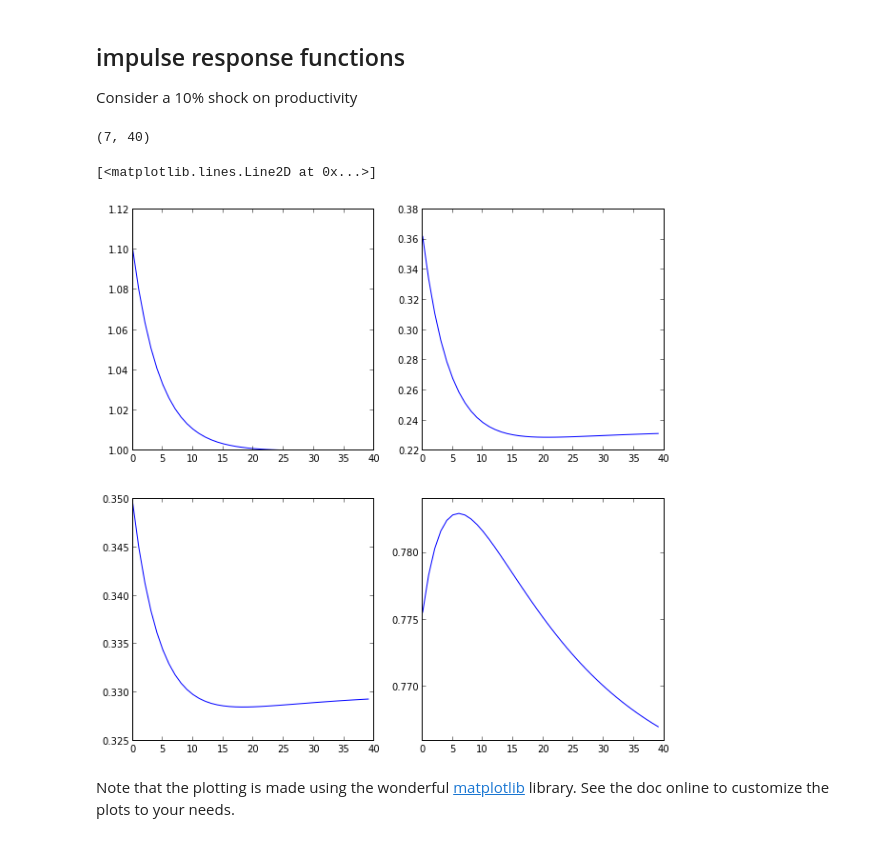
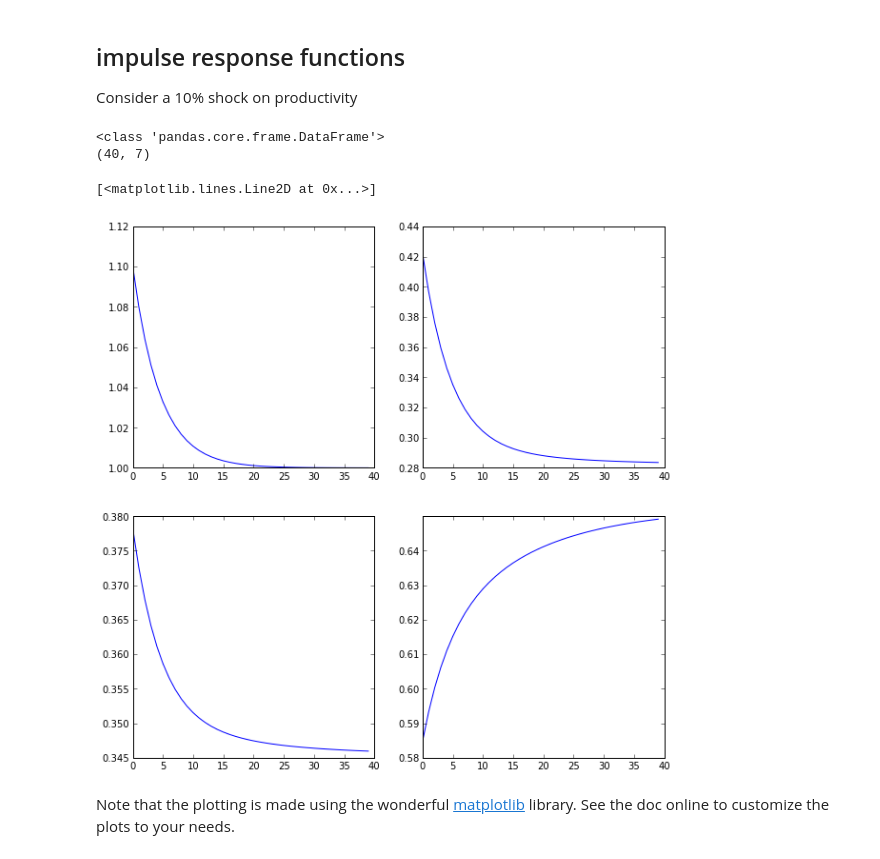
Before and after one commit to EconForge/dolo.py, a Jupyter notebook: examples/notebooks/rbc_model.ipynb, the cells around one changed output. Drawn from its saved outputs; the diff is of its cells as text; code cells hidden in the pictures.

```diff
--- a/examples/notebooks/rbc_model.ipynb
+++ b/examples/notebooks/rbc_model.ipynb
@@ -31,7 +31,7 @@ declarations:
    covariances: |
       [ [ 0.0015 ] ]
 # %%
-model = yaml_import('../global_models/rbc.yaml', compiler=None)
+model = yaml_import('../global_models/rbc.yaml')
 # %%
 # let have a look at the model equations and check that
 # all residual errors are 0 at the steady-state
@@ -54,5 +57,5 @@ dr_pert = approximate_controls(model, order=1)
 # %%
-dr_global = global_solve(model)
+dr_global = global_solve(model, pert_order=1)
 # %% [markdown]
 # plot decision rule
 
@@ -119,10 +82,9 @@ OrderedDict([('states', array([ 1.        ,  9.35497829])), ('controls', array([
 # %%
-model2 = model.copy() # to avoid changing the values in the original model
 drs = []
 values = linspace(0.01, 0.04,5)
 for val in values:
-    model2.set_calibration({'delta':val})
-    drs.append(approximate_controls(model2))
+    model.set_calibration({'delta':val})
+    drs.append(approximate_controls(model))
 # %%
 for i,dr in enumerate(drs):
     plot_decision_rule(model, dr, 'k', 'i', label='$\delta={}$'.format(values[i]), bounds=bounds)
@@ -147,32 +109,31 @@ Consider a 10% shock on productivity
 s1 = s0.copy()
 s1[0] += 0.1
 # %%
-irf = simulate(model, dr_global, s1, sigma, n_exp=0, horizon=40, )
+irf = simulate(model, dr_global, s1, sigma, n_exp=0, horizon=40 )
 # choosing n_exp>1, will result in many "stochastic" simulations
 # with n_exp = 0, we get one single simulation without shock
+# the output is a panda table
+print(irf.__class__)
 print(irf.shape)
 # the result is of size n_v x H where n_v is the number of variables
 # in the model and H the number of dates
 # %% [output]
-(7, 40)
+<class 'pandas.core.frame.DataFrame'>
+(40, 7)
 # %%
 # let plot the response of consumption and investment
-i_z = model.variables.index(Variable('z'))
-i_i = model.variables.index(Variable('i'))
-i_n = model.variables.index(Variable('n'))
-i_c = model.variables.index(Variable('c'))
 figsize(10,10)
 subplot(221)
-plot(irf[i_z, :], label='productivity')
+plot(irf['z'], label='productivity')
 subplot(222)
-plot(irf[i_i, :], label='investment')
+plot(irf['i'], label='investment')
 subplot(223)
-plot(irf[i_n, :], label='labour')
+plot(irf['n'], label='labour')
 subplot(224)
-plot(irf[i_c, :], label='consumption')
+plot(irf['c'], label='consumption')
 # %% [output]
 [<matplotlib.lines.Line2D at 0x...>]
-[figure, old version]
+[figure, new version]
 # %% [markdown]
 
 Note that the plotting is made using the wonderful [matplotlib](http://matplotlib.org/ "Matplotlib") library.
```
Also changed, not shown: parts of 10 cells of this notebook, 2 other files.
